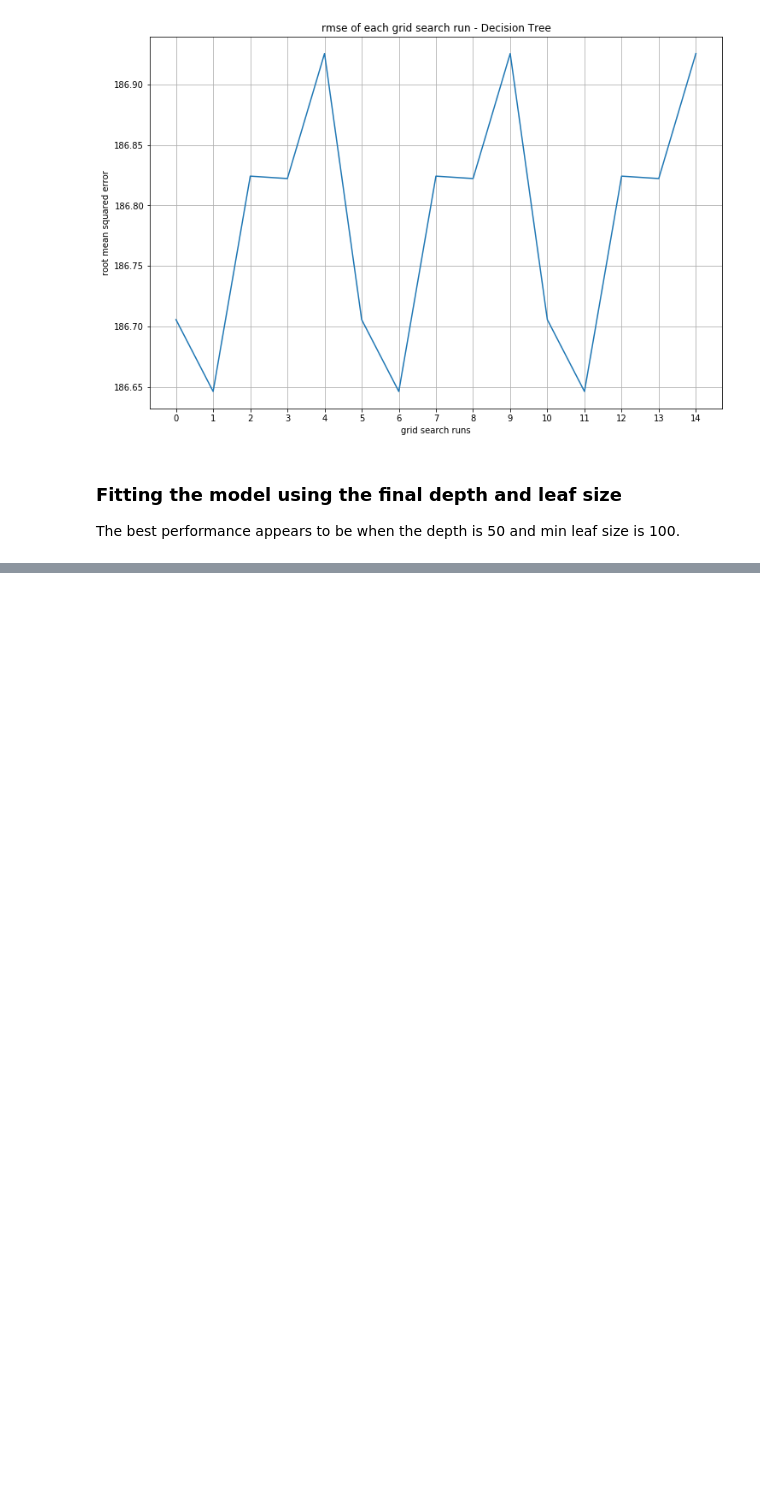
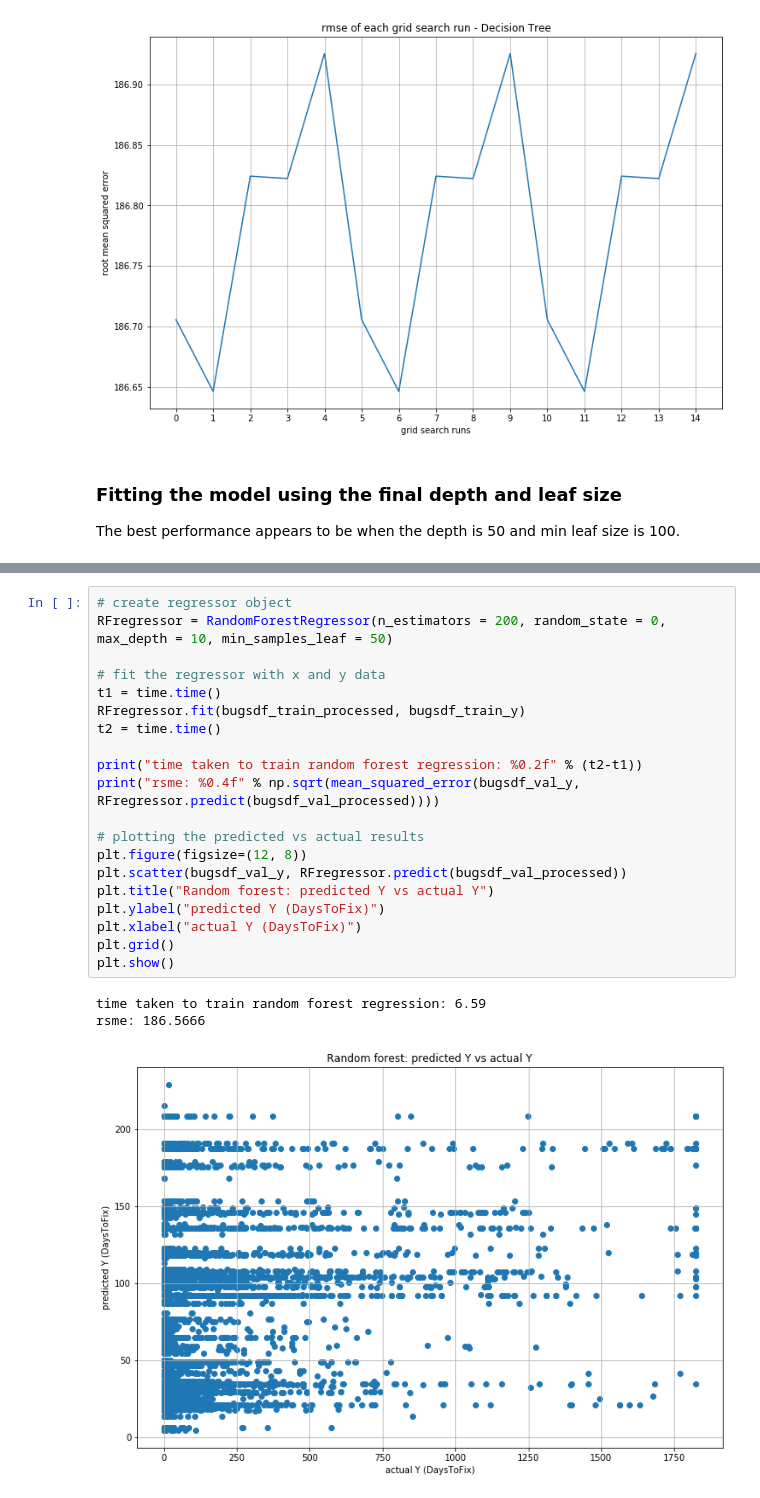
Before and after one commit to winnawat/bugfixtime, a Jupyter notebook: bugfixtime.ipynb, the cells around one changed output, grey strips where cells are left out. Saved outputs shown, nothing was run; the diff lists cells and outputs as text; blank space fills up the shorter version.

```diff
--- a/bugfixtime.ipynb
+++ b/bugfixtime.ipynb
@@ -758,0 +835,24 @@ rsme: 186.6461
+# %%
+# create regressor object
+RFregressor = RandomForestRegressor(n_estimators = 200, random_state = 0, max_depth = 10, min_samples_leaf = 50)
+
+# fit the regressor with x and y data
+t1 = time.time()
+RFregressor.fit(bugsdf_train_processed, bugsdf_train_y)
+t2 = time.time()
+
+print("time taken to train random forest regression: %0.2f" % (t2-t1))
+print("rsme: %0.4f" % np.sqrt(mean_squared_error(bugsdf_val_y, RFregressor.predict(bugsdf_val_processed))))
+
+# plotting the predicted vs actual results
+plt.figure(figsize=(12, 8))
+plt.scatter(bugsdf_val_y, RFregressor.predict(bugsdf_val_processed))
+plt.title("Random forest: predicted Y vs actual Y")
+plt.ylabel("predicted Y (DaysToFix)")
+plt.xlabel("actual Y (DaysToFix)")
+plt.grid()
+plt.show()
+# %% [output]
+time taken to train random forest regression: 6.59
+rsme: 186.5666
+[figure, added]
```
Also changed, not shown: parts of 11 cells of this notebook.
